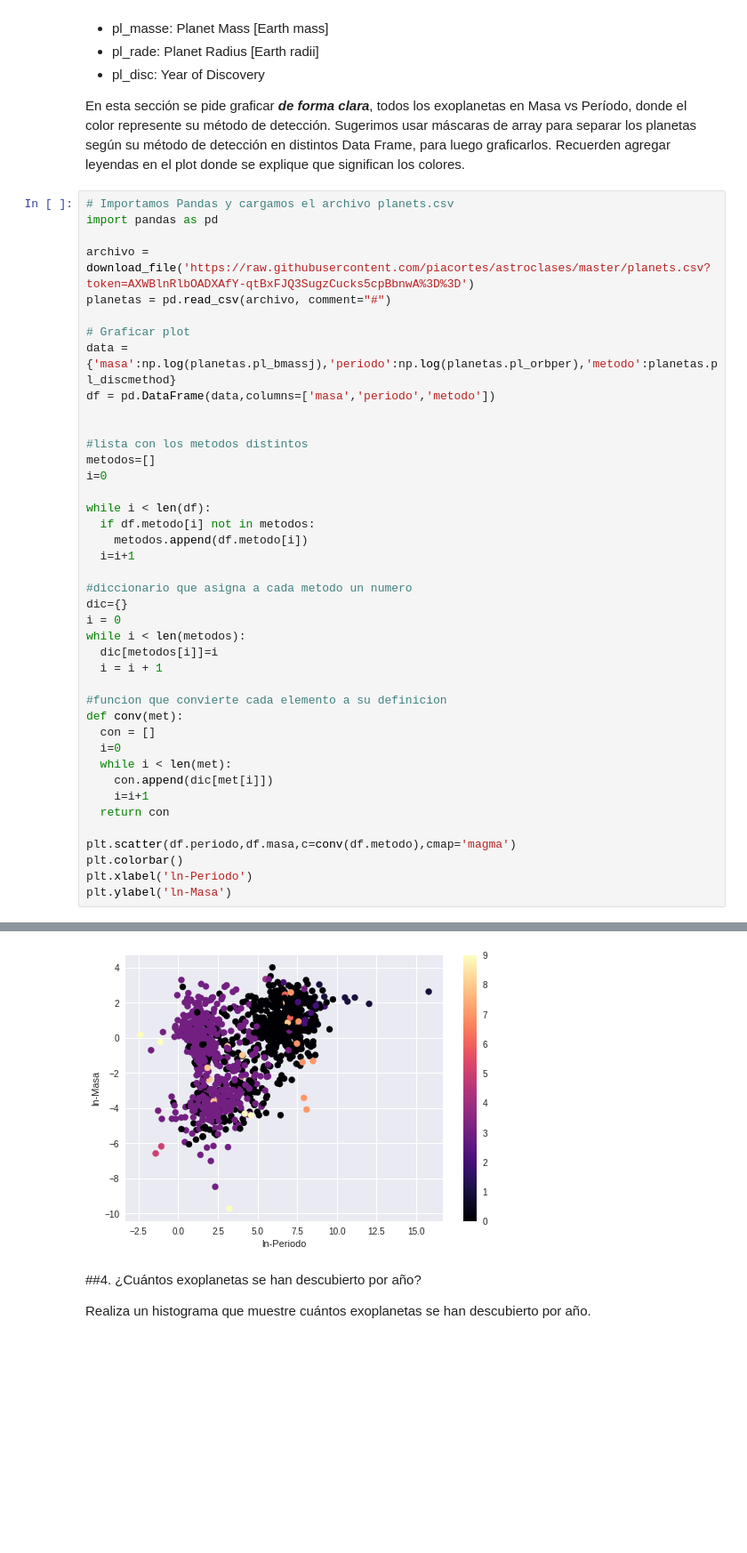
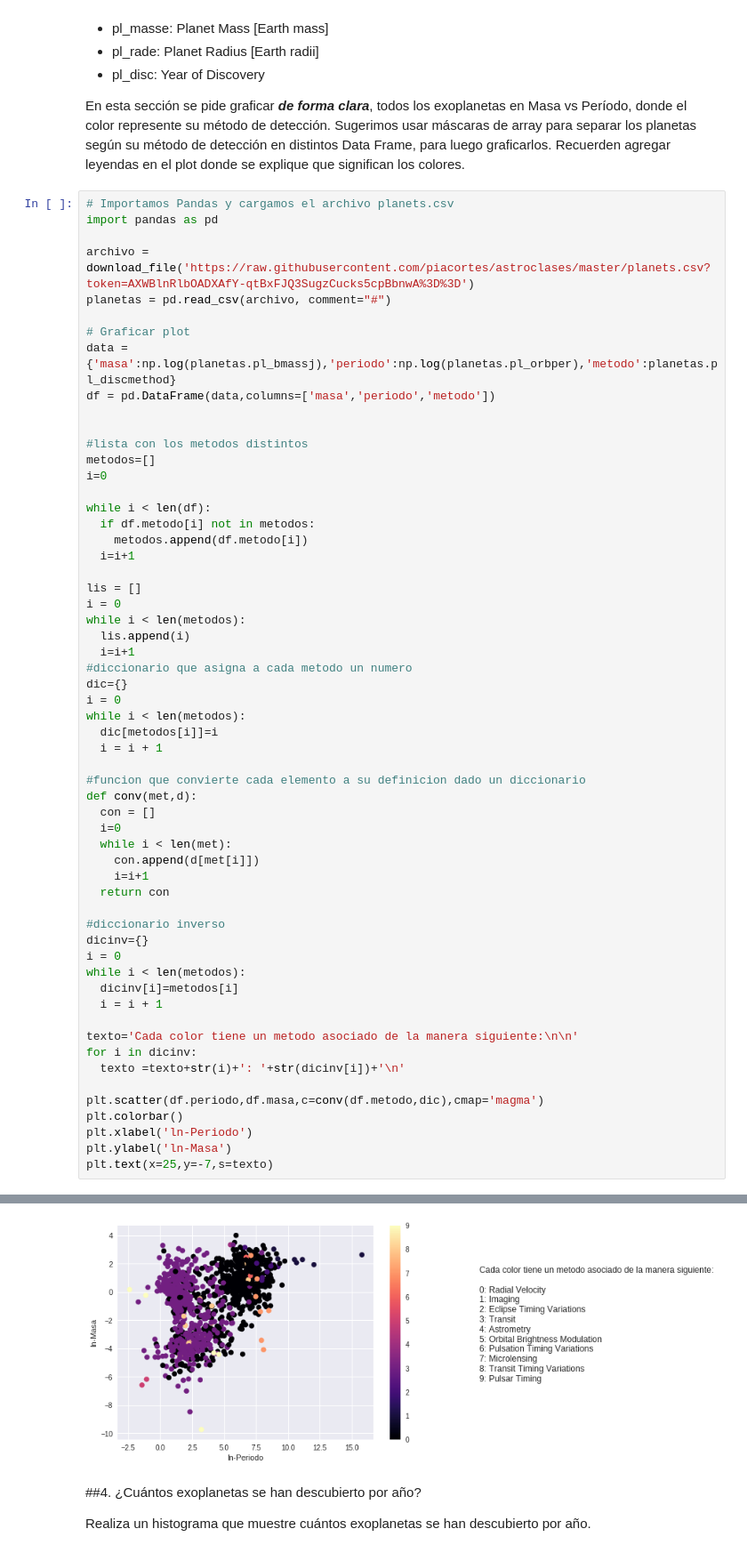
Before and after one commit to DiegoRomanCortes/minitarea3, a Jupyter notebook: minitarea3.ipynb, the cells around one changed output, grey strips where cells are left out. Shown: that part at 89% size. Drawn from its saved outputs; the diff is of its cells as text; blank space fills up the shorter version.

Commit message:
listo problema de color

```diff
--- a/minitarea3.ipynb
+++ b/minitarea3.ipynb
@@ -208,6 +208,11 @@ while i < len(df):
     metodos.append(df.metodo[i])
   i=i+1
 
+lis = []
+i = 0
+while i < len(metodos):
+  lis.append(i)
+  i=i+1
 #diccionario que asigna a cada metodo un numero
 dic={}
 i = 0
@@ -215,18 +220,30 @@ while i < len(metodos):
   dic[metodos[i]]=i
   i = i + 1
 
-#funcion que convierte cada elemento a su definicion
-def conv(met):
+#funcion que convierte cada elemento a su definicion dado un diccionario
+def conv(met,d):
   con = []
   i=0
   while i < len(met):
-    con.append(dic[met[i]])
+    con.append(d[met[i]])
     i=i+1
   return con
 
-plt.scatter(df.periodo,df.masa,c=conv(df.metodo),cmap='magma')
+#diccionario inverso
+dicinv={}
+i = 0
+while i < len(metodos):
+  dicinv[i]=metodos[i]
+  i = i + 1
+
+texto='Cada color tiene un metodo asociado de la manera siguiente:\n\n'
+for i in dicinv:
+  texto =texto+str(i)+': '+str(dicinv[i])+'\n'
+
+plt.scatter(df.periodo,df.masa,c=conv(df.metodo,dic),cmap='magma')
 plt.colorbar()
 plt.xlabel('ln-Periodo')
 plt.ylabel('ln-Masa')
+plt.text(x=25,y=-7,s=texto)
 # %% [output]
 Downloading https://raw.githubusercontent.com/piacortes/astroclases/master/planets.csv?token=AXWBlnRlbOADXAfY-qtBxFJQ3SugzCucks5cpBbnwA%3D%3D [Done]
@@ -234,4 +251,4 @@ Text(0, 0.5, 'ln-Masa')
-[figure, old version]
+[figure, new version]
 # %% [markdown]
 ##4. ¿Cuántos exoplanetas se han descubierto por año?
 
```
Also changed, not shown: parts of 1 cell of this notebook.
